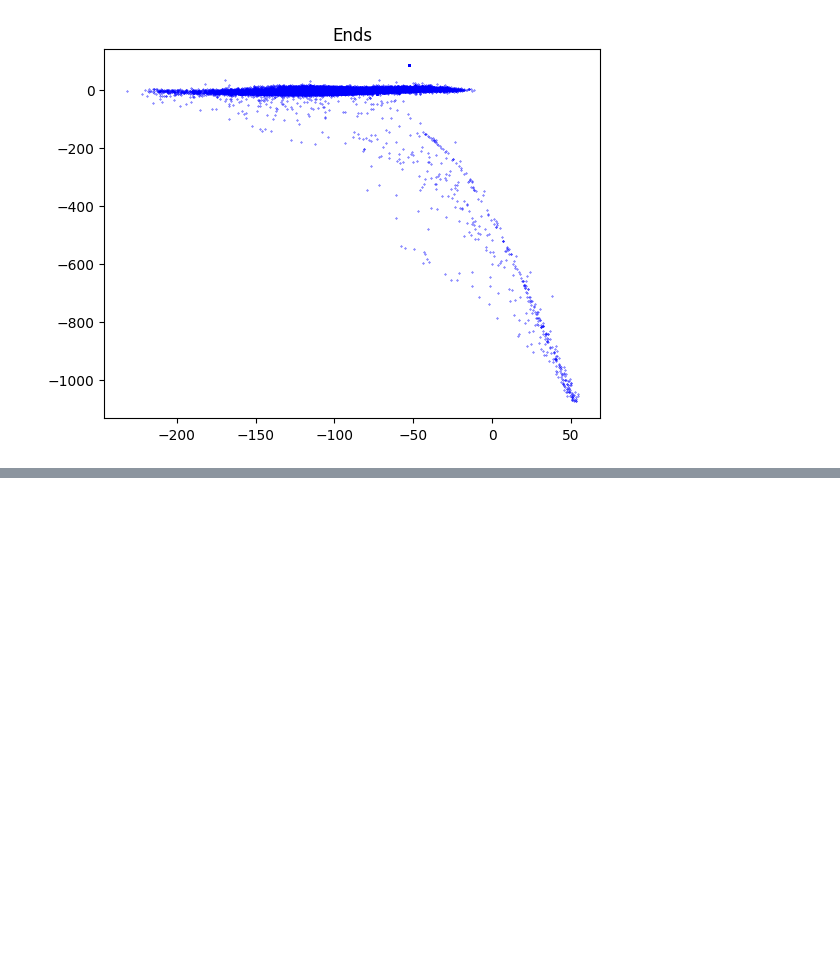
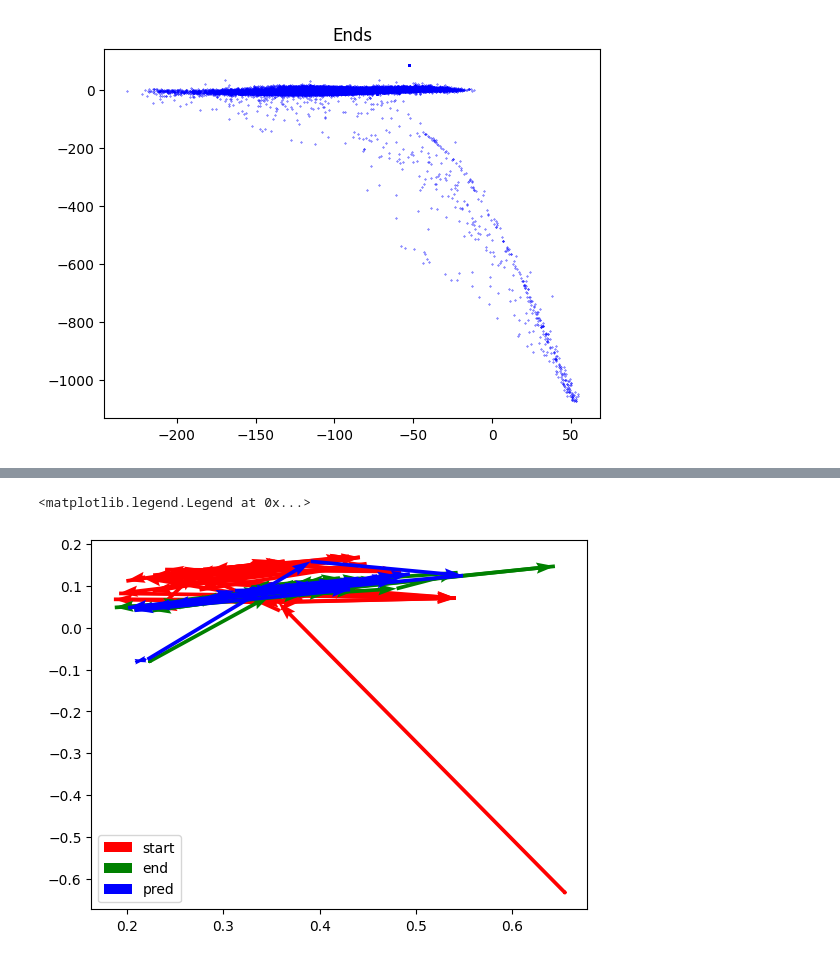
Before and after one commit to rcpaffenroth/iterativennsimple_extension, a Jupyter notebook: huggingface_surgery/notebooks/05-rcp-train-on-paths.ipynb, the cells around one changed output, grey strips where cells are left out. Saved outputs shown, nothing was run; the diff lists cells and outputs as text; code cells hidden in the pictures; blank space fills up the shorter version.

```diff
--- a/huggingface_surgery/notebooks/05-rcp-train-on-paths.ipynb
+++ b/huggingface_surgery/notebooks/05-rcp-train-on-paths.ipynb
@@ -171,0 +221,23 @@ OutOfMemoryError: CUDA out of memory. Tried to allocate 15.26 GiB. GPU 0 has a t
+# %%
+# start is a collection of points in 2D. Plot them as a path using quiver in matplotlib.
+# Each of the points is a vector in 2D.  We can plot the path by plotting the vectors
+# from one point to the next.  The first point is the origin.  The second point is the
+# first vector.  The third point is the first vector plus the second vector.  And so on.
+# This is the path that the model is trying to predict.
+def plot_path(start, c='r', label=None):
+    # get the path
+    path = start.detach().cpu().numpy()
+    # get the vectors
+    vectors = path[1:] - path[:-1]
+    # get the start points of the vectors
+    start_points = path[:-1]
+    # plot the path
+    plt.quiver(*start_points.T, *vectors.T, scale_units='xy', angles='xy', scale=1, color=c, label=label)
+# %%
+plot_path(start[0], c='r', label='start')
+plot_path(end[0], c='g', label='end')
+plot_path(pred[0], c='b', label='pred')
+plt.legend()
+# %% [output]
+<matplotlib.legend.Legend at 0x...>
+[figure, added]
```
Also changed, not shown: parts of 9 cells of this notebook, 2 other files.
